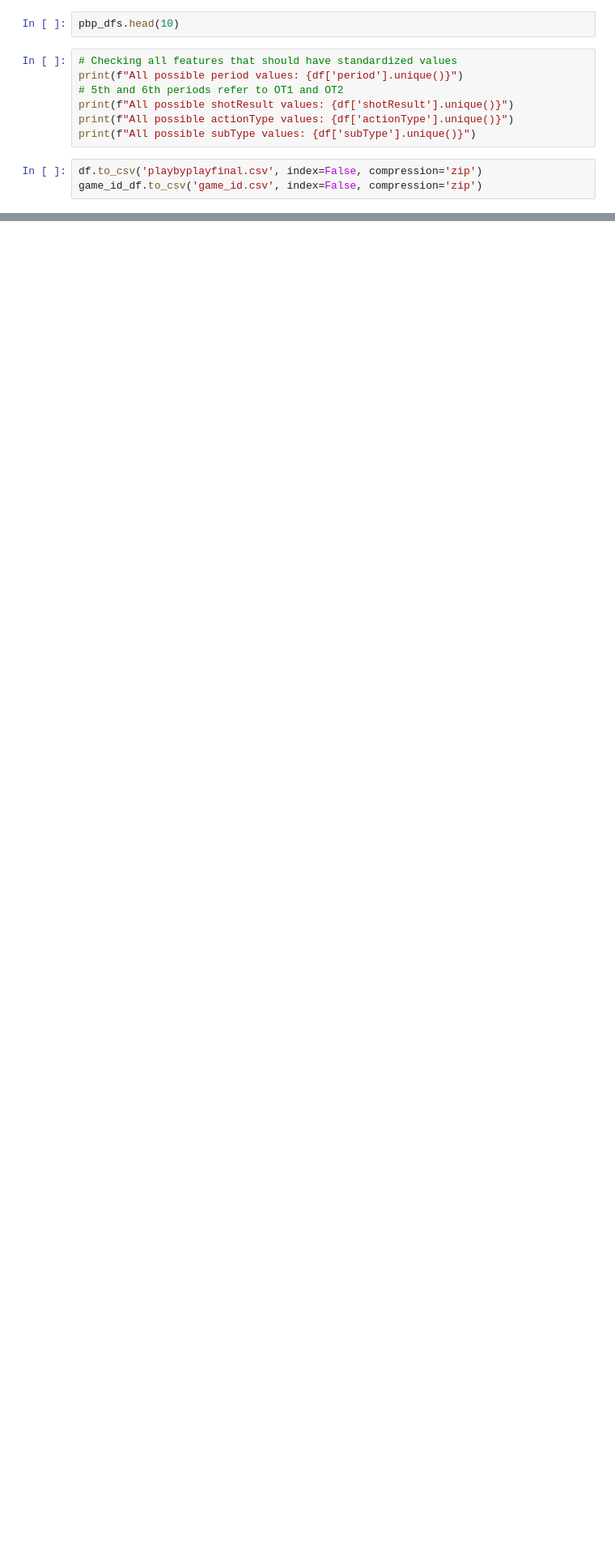
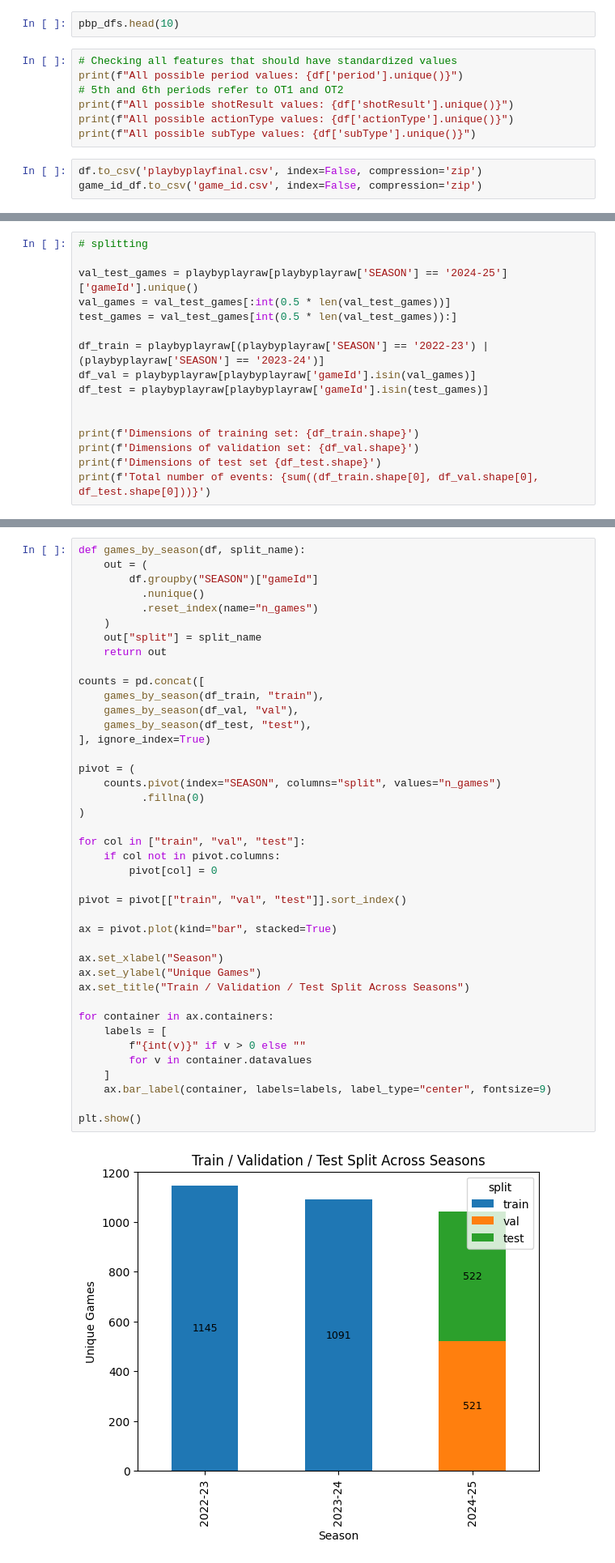
Before and after one commit to jyoon0808/nba-game-outcome-prediction, a Jupyter notebook: data.ipynb, the cells around one changed output, grey strips where cells are left out. Shown at 81% size. Drawn from its saved outputs; the diff is of its cells as text; blank space fills up the shorter version.

```diff
--- a/data.ipynb
+++ b/data.ipynb
@@ -171,0 +210,16 @@ game_id_df.to_csv('game_id.csv', index=False, compression='zip')
+# %%
+# splitting
+
+val_test_games = playbyplayraw[playbyplayraw['SEASON'] == '2024-25']['gameId'].unique()
+val_games = val_test_games[:int(0.5 * len(val_test_games))]
+test_games = val_test_games[int(0.5 * len(val_test_games)):]
+
+df_train = playbyplayraw[(playbyplayraw['SEASON'] == '2022-23') | (playbyplayraw['SEASON'] == '2023-24')]
+df_val = playbyplayraw[playbyplayraw['gameId'].isin(val_games)]
+df_test = playbyplayraw[playbyplayraw['gameId'].isin(test_games)]
+
+
+print(f'Dimensions of training set: {df_train.shape}')
+print(f'Dimensions of validation set: {df_val.shape}')
+print(f'Dimensions of test set {df_test.shape}')
+print(f'Total number of events: {sum((df_train.shape[0], df_val.shape[0], df_test.shape[0]))}')
@@ -171,0 +231,43 @@ game_id_df.to_csv('game_id.csv', index=False, compression='zip')
+# %%
+def games_by_season(df, split_name):
+    out = (
+        df.groupby("SEASON")["gameId"]
+          .nunique()
+          .reset_index(name="n_games")
+    )
+    out["split"] = split_name
+    return out
+
+counts = pd.concat([
+    games_by_season(df_train, "train"),
+    games_by_season(df_val, "val"),
+    games_by_season(df_test, "test"),
+], ignore_index=True)
+
+pivot = (
+    counts.pivot(index="SEASON", columns="split", values="n_games")
+          .fillna(0)
+)
+
+for col in ["train", "val", "test"]:
+    if col not in pivot.columns:
+        pivot[col] = 0
+
+pivot = pivot[["train", "val", "test"]].sort_index()
+
+ax = pivot.plot(kind="bar", stacked=True)
+
+ax.set_xlabel("Season")
+ax.set_ylabel("Unique Games")
+ax.set_title("Train / Validation / Test Split Across Seasons")
+
+for container in ax.containers:
+    labels = [
+        f"{int(v)}" if v > 0 else ""
+        for v in container.datavalues
+    ]
+    ax.bar_label(container, labels=labels, label_type="center", fontsize=9)
+
+plt.show()
+# %% [output]
+[figure, added]
```
Also changed, not shown: parts of 8 cells of this notebook.
